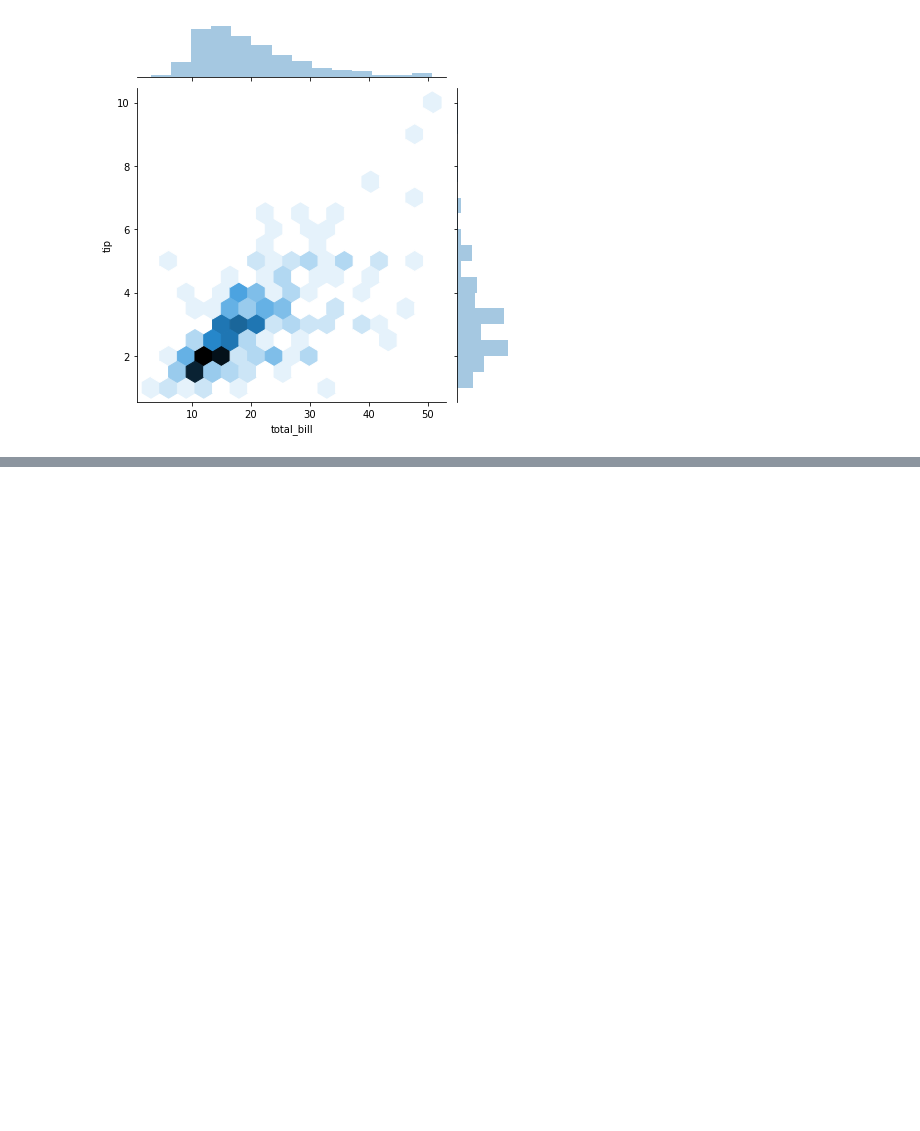
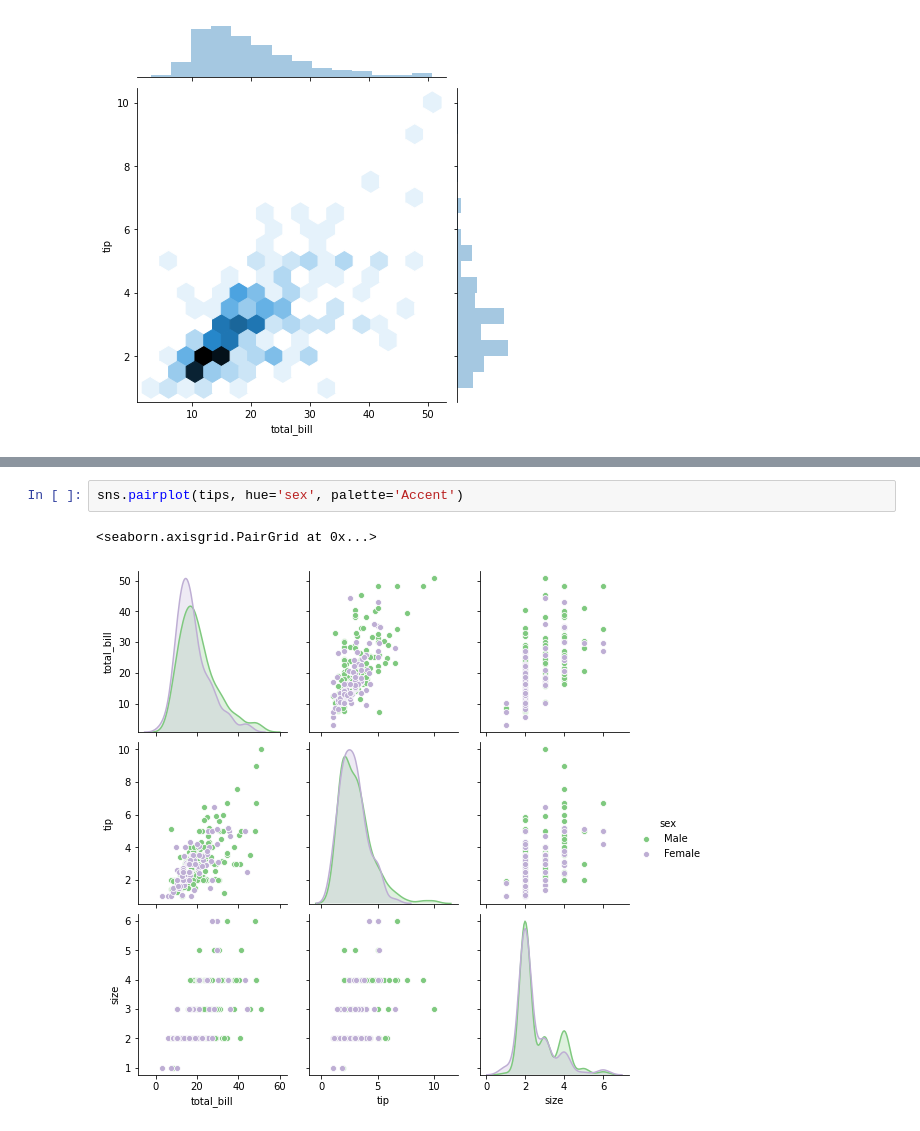
Before and after one commit to adutta96oct/solitary_lights, a Jupyter notebook: seaborn_exercises.ipynb, the cells around one changed output, grey strips where cells are left out. Drawn from its saved outputs; the diff is of its cells as text; blank space fills up the shorter version.

```diff
--- a/seaborn_exercises.ipynb
+++ b/seaborn_exercises.ipynb
@@ -21,0 +27,5 @@ sns.jointplot(x='total_bill', y='tip', data=tips, kind='hex')
+# %%
+sns.pairplot(tips, hue='sex', palette='Accent')
+# %% [output]
+<seaborn.axisgrid.PairGrid at 0x...>
+[figure, added]
```
Also changed, not shown: parts of 1 cell of this notebook.
